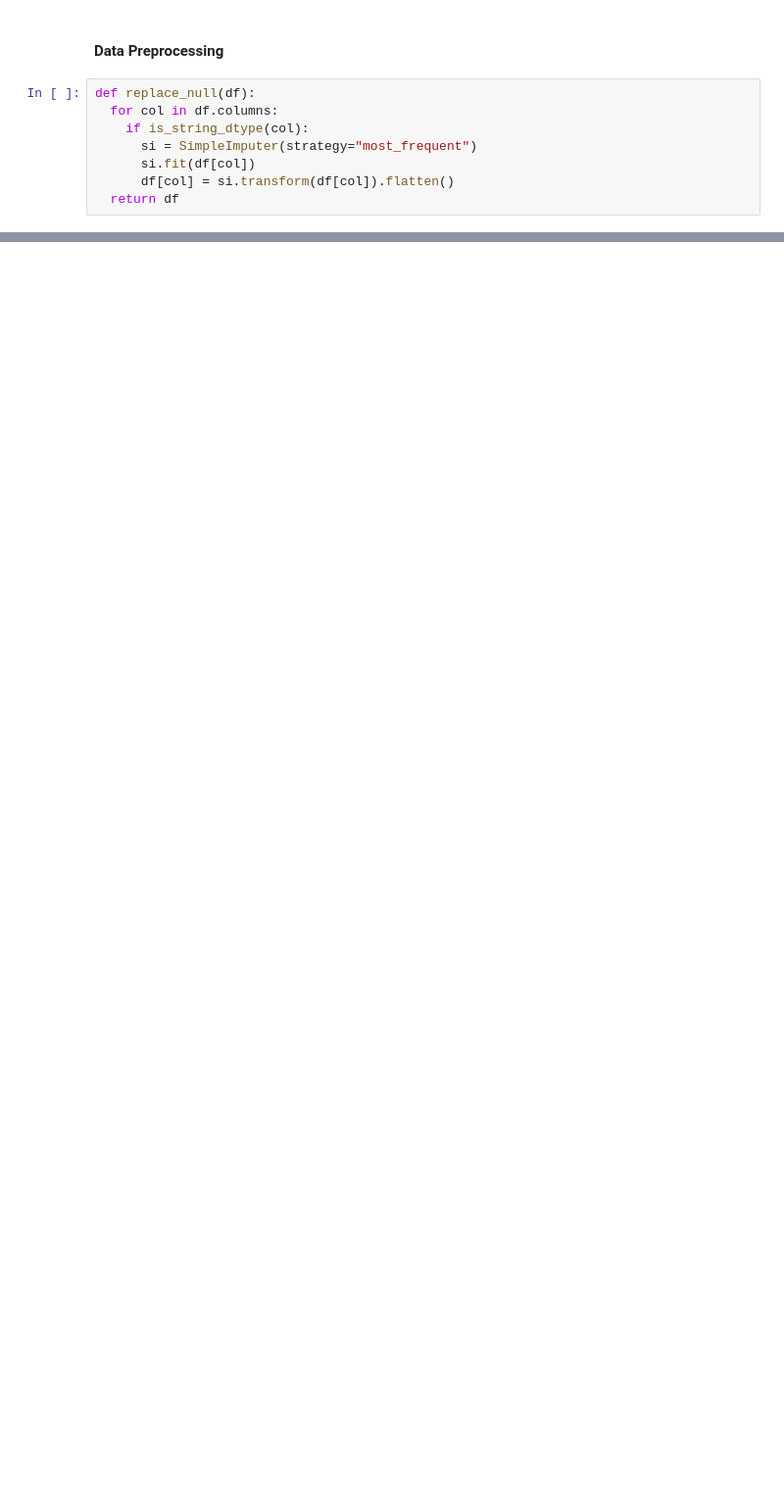
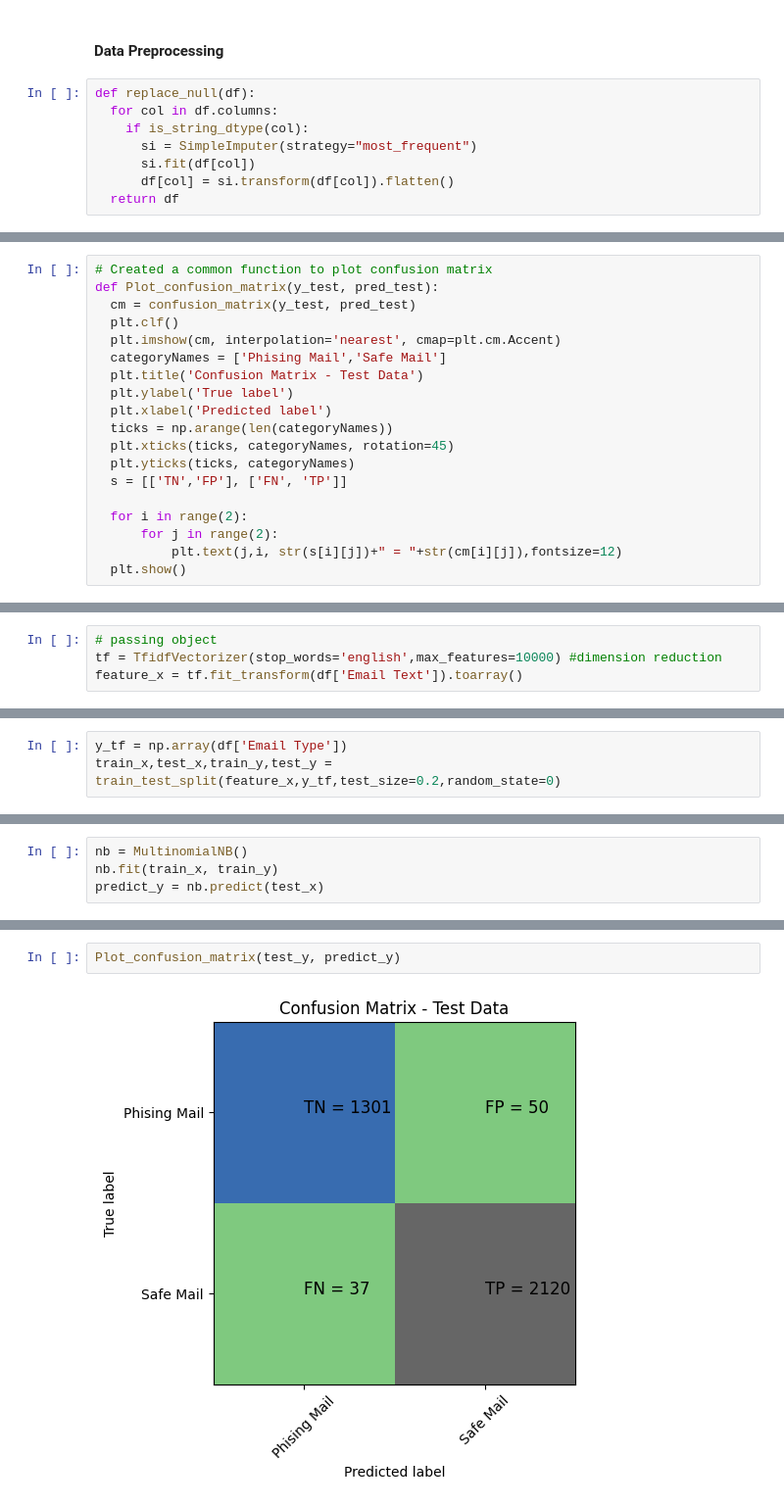
Before and after one commit to Tonmoy-saha18/text-data-augmentation, a Jupyter notebook: data_augmnetation_using_llm.ipynb, the cells around one changed output, grey strips where cells are left out. Shown at 98% size. Cells and saved outputs as stored; diff of their text form; blank space fills up the shorter version.

```diff
--- a/data_augmnetation_using_llm.ipynb
+++ b/data_augmnetation_using_llm.ipynb
@@ -91,0 +171,19 @@ def pre_processing(text):
+# %%
+# Created a common function to plot confusion matrix
+def Plot_confusion_matrix(y_test, pred_test):
+  cm = confusion_matrix(y_test, pred_test)
+  plt.clf()
+  plt.imshow(cm, interpolation='nearest', cmap=plt.cm.Accent)
+  categoryNames = ['Phising Mail','Safe Mail']
+  plt.title('Confusion Matrix - Test Data')
+  plt.ylabel('True label')
+  plt.xlabel('Predicted label')
+  ticks = np.arange(len(categoryNames))
+  plt.xticks(ticks, categoryNames, rotation=45)
+  plt.yticks(ticks, categoryNames)
+  s = [['TN','FP'], ['FN', 'TP']]
+
+  for i in range(2):
+      for j in range(2):
+          plt.text(j,i, str(s[i][j])+" = "+str(cm[i][j]),fontsize=12)
+  plt.show()
@@ -91,0 +192,4 @@ def pre_processing(text):
+# %%
+# passing object
+tf = TfidfVectorizer(stop_words='english',max_features=10000) #dimension reduction
+feature_x = tf.fit_transform(df['Email Text']).toarray()
@@ -91,0 +206,3 @@ def pre_processing(text):
+# %%
+y_tf = np.array(df['Email Type'])
+train_x,test_x,train_y,test_y = train_test_split(feature_x,y_tf,test_size=0.2,random_state=0)
@@ -91,0 +211,4 @@ def pre_processing(text):
+# %%
+nb = MultinomialNB()
+nb.fit(train_x, train_y)
+predict_y = nb.predict(test_x)
@@ -91,0 +221,4 @@ def pre_processing(text):
+# %%
+Plot_confusion_matrix(test_y, predict_y)
+# %% [output]
+[figure, added]
```
Also changed, not shown: parts of 21 cells of this notebook.
